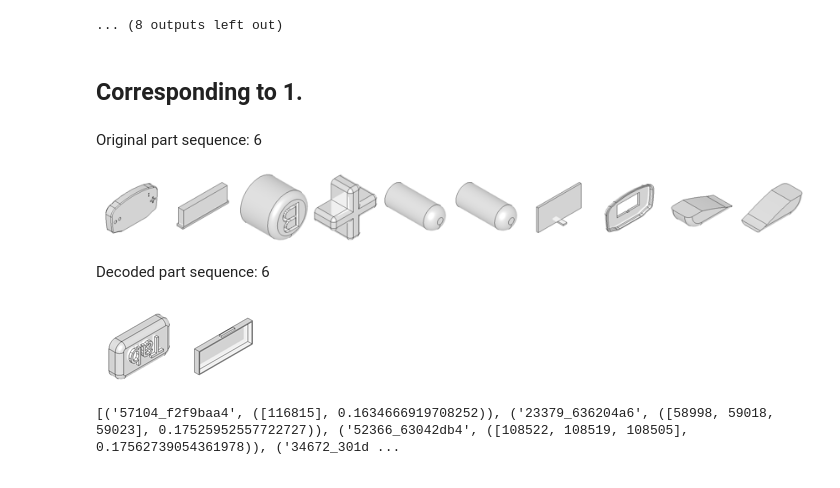
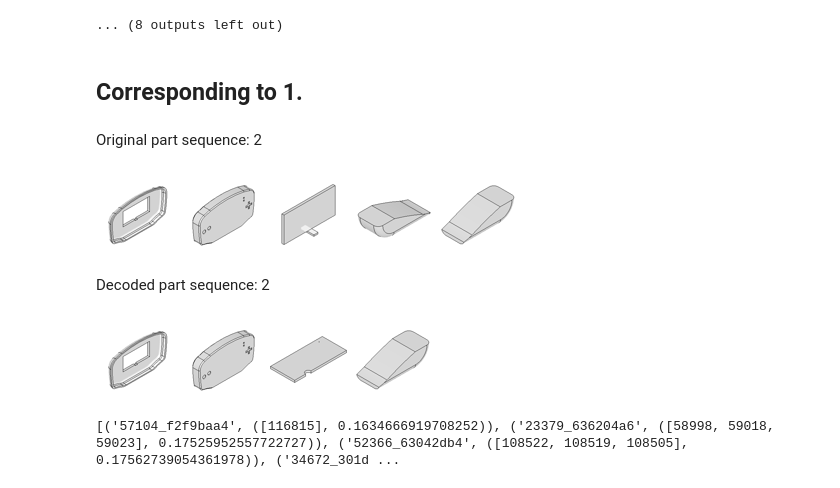
Before and after one commit to gymbeijing/mechanism-identification-public, a Jupyter notebook: search_parts.ipynb, the cells around one changed output. Saved outputs shown, nothing was run; the diff lists cells and outputs as text; code cells hidden in the pictures.

```diff
--- a/search_parts.ipynb
+++ b/search_parts.ipynb
@@ -550,37 +539,37 @@ Reconstructed part sequence: 2, decoded part sequence: 4
 Reconstructed part sequence: 2, decoded part sequence: 5
 [figure]
 ... (8 outputs left out)
-# %% [markdown]
-## Corresponding to 1.
+# %% [markdown]
+## Corresponding to 1.
 # %%
 vid = '00'
-rec_seq_idx = 6
+rec_seq_idx = 2
 
 img_md_list = []
 for img_idx in all_ori_closest_emb_list[rec_seq_idx]:
     img_md = all_md[img_idx]
     img_md_list.append(img_md)
 
 img_name_list = extend_metadata_to_filepath(img_md_list, vid)
 
 display_image_grid(f'Original part sequence: {rec_seq_idx}', img_name_list)
 
 # vid = '00'
 # rec_seq_idx = 79
 
 img_md_list = []
 for img_idx in all_rec_closest_emb_list[rec_seq_idx]:
     img_md = all_md[img_idx]
     img_md_list.append(img_md)
 
 img_name_list = extend_metadata_to_filepath(img_md_list, vid)
 
 display_image_grid(f'Decoded part sequence: {rec_seq_idx}', img_name_list)
 # %% [output]
-Original part sequence: 6
+Original part sequence: 2
-[figure, old version]
+[figure, new version]
-Decoded part sequence: 6
+Decoded part sequence: 2
-[figure, old version]
+[figure, new version]
 # %%
 print(a[:10])
 # %% [output]
```
Also changed, not shown: parts of 11 cells of this notebook.
